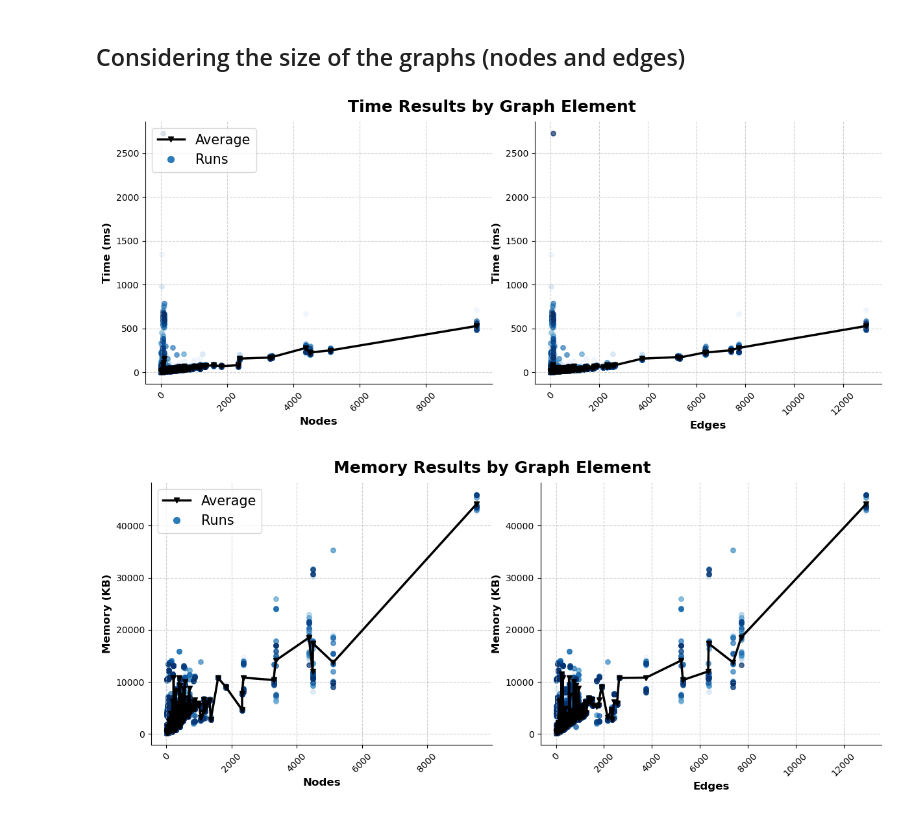
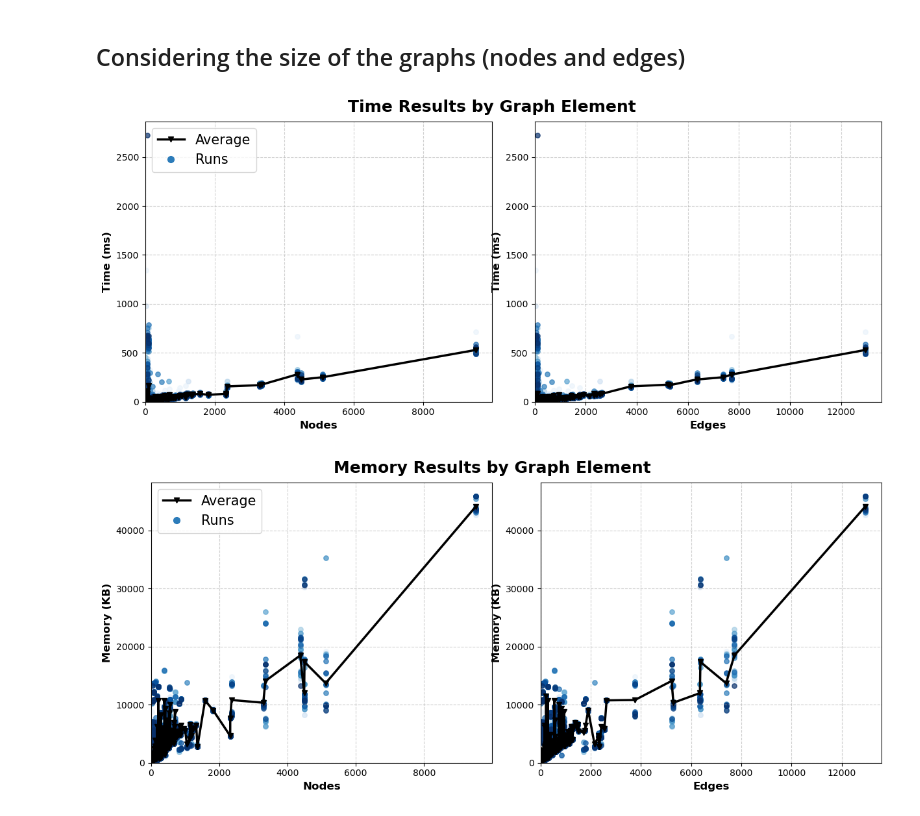
Before and after one commit to geodes-sms/NeoModelingFramework, a Jupyter notebook: ECMFA-2026-Evaluation/analysis/RQ1-results-analysis.ipynb, the cells around one changed output. Cells and saved outputs as stored; diff of their text form; code cells hidden in the pictures.

```diff
--- a/ECMFA-2026-Evaluation/analysis/RQ1-results-analysis.ipynb
+++ b/ECMFA-2026-Evaluation/analysis/RQ1-results-analysis.ipynb
@@ -305,16 +304,17 @@ for i, df in enumerate(dfs):
 ax.set_xlabel('Total Elements (Sum of Classes, Attributes, Refs., Containments)', fontsize=13, fontweight='bold')
 ax.set_ylabel('Time (ms)', fontsize=13, fontweight='bold')
 ax.set_title('Time vs. Total Elements', fontsize=15, fontweight='bold', pad=12)
-ax.tick_params(axis='x', labelsize=11, rotation=45)
+ax.tick_params(axis='x', labelsize=11)
 ax.tick_params(axis='y', labelsize=11)
 ax.grid(True, linestyle='--', alpha=0.6)
 #ax.legend(fontsize=10, loc='best')
 avg_line = mlines.Line2D([], [], color='black', marker='v', label='Average', linewidth=2.5)
 run_marker = mlines.Line2D([], [], color=colors[20], marker='o', linestyle='None', label='Runs', markersize=7)
 ax.legend(handles=[avg_line, run_marker], loc='upper right', fontsize=15, frameon=True)
+ax.set_ylim(bottom=0)
+ax.set_xlim(left=0)
 
-for spine in ['top', 'right']:
-    ax.spines[spine].set_visible(False)
+
 
 # ax.set_xlim(0, 3300)
 plt.tight_layout(pad=0)
@@ -354,11 +354,13 @@ for idx, prop in enumerate(props):
         ax.scatter(run_df[prop], run_df['mem'], label=f'Run {i+1}', alpha=0.7, s=28, color=colors[i], rasterized=True)
     ax.set_xlabel(prop.capitalize(), fontsize=12, fontweight='bold')
     ax.set_ylabel('Memory (KB)', fontsize=12, fontweight='bold')
-    ax.tick_params(axis='x', labelsize=10, rotation=45)
+    ax.tick_params(axis='x', labelsize=10)
     ax.tick_params(axis='y', labelsize=10)
     ax.grid(True, linestyle='--', alpha=0.6)
-    for spine in ['top', 'right']:
-        ax.spines[spine].set_visible(False)
+
+
+    ax.set_ylim(bottom=0)
+    ax.set_xlim(left=0)
 ax_legend = axes[0, 0]
 avg_line = mlines.Line2D([], [], color='black', marker='v', label='Average', linewidth=2.5)
 run_marker = mlines.Line2D([], [], color=colors[20], marker='o', linestyle='None', label='Runs', markersize=7)
@@ -432,13 +434,15 @@ for i, df in enumerate(dfs):
 ax.set_xlabel('Total Elements (Sum of Classes, Attributes, Refs, Containments)', fontsize=13, fontweight='bold')
 ax.set_ylabel('Memory (KB)', fontsize=13, fontweight='bold')
 ax.set_title('Memory vs. Total Elements', fontsize=15, fontweight='bold', pad=12)
-ax.tick_params(axis='x', labelsize=11, rotation=45)
+ax.tick_params(axis='x', labelsize=11)
 ax.tick_params(axis='y', labelsize=11)
 ax.grid(True, linestyle='--', alpha=0.6)
+ax.set_ylim(bottom=0)
+ax.set_xlim(left=0)
 #ax.legend(fontsize=10, loc='best')
 
-for spine in ['top', 'right']:
-    ax.spines[spine].set_visible(False)
+
+
 
 avg_line = mlines.Line2D([], [], color='black', marker='v', label='Average', linewidth=2.5)
 run_marker = mlines.Line2D([], [], color=colors[20], marker='o', linestyle='None', label='Runs', markersize=7)
@@ -474,11 +478,13 @@ for idx, prop in enumerate(props):
         ax.scatter(df[prop], df['time'], label=f'Run {i+1}', alpha=0.7, s=28,color=colors[i], rasterized=True)
     ax.set_xlabel(prop.capitalize(), fontsize=12, fontweight='bold')
     ax.set_ylabel('Time (ms)', fontsize=12, fontweight='bold')
-    ax.tick_params(axis='x', labelsize=10, rotation=45)
+    ax.tick_params(axis='x', labelsize=10)
     ax.tick_params(axis='y', labelsize=10)
     ax.grid(True, linestyle='--', alpha=0.6)
-    for spine in ['top', 'right']:
-        ax.spines[spine].set_visible(False)
+    ax.set_ylim(bottom=0)
+    ax.set_xlim(left=0)
+
+
    # if idx == 0:
        # ax.legend(fontsize=10, loc='best')
 ax_legend = axes[0]
@@ -489,7 +495,7 @@ plt.tight_layout(pad=0)
 plt.savefig("img/rq1timenodesedges.pdf", format='pdf', bbox_inches='tight')
 plt.show()
 # %% [output]
-[figure, old version]
+[figure, new version]
 # %%
 import matplotlib.pyplot as plt
 import matplotlib.cm as cm
@@ -499,34 +505,36 @@ blues = cm.get_cmap('Blues', num_runs + 2)
 colors = [blues(i + 2) for i in range(num_runs)]
 
 props = ['nodes', 'edges']
 
 fig, axes = plt.subplots(1, 2, figsize=(12, 5))
 fig.suptitle('Memory Results by Graph Element', fontsize=18, fontweight='bold', y=1.02)
 
 for idx, prop in enumerate(props):
     avg_mem = combined_df.groupby(prop)['mem'].mean()
     ax = axes[idx]
     # Plot average line
     ax.plot(avg_mem.index, avg_mem.values, color="#000000", linewidth=2.5, label='Average', marker='v')
     # Plot each run with a different marker
     for i, df in enumerate(dfs):
         ax.scatter(df[prop], df['mem'], label=f'Run {i+1}', alpha=0.7, s=28, color=colors[i], rasterized=True)
     ax.set_xlabel(prop.capitalize(), fontsize=12, fontweight='bold')
     ax.set_ylabel('Memory (KB)', fontsize=12, fontweight='bold')
-    ax.tick_params(axis='x', labelsize=10, rotation=45)
+    ax.tick_params(axis='x', labelsize=10)
     ax.tick_params(axis='y', labelsize=10)
     ax.grid(True, linestyle='--', alpha=0.6)
-    for spine in ['top', 'right']:
-        ax.spines[spine].set_visible(False)
+    ax.set_ylim(bottom=0)
+    ax.set_xlim(left=0)
+
+
     #if idx == 0:
        # ax.legend(fontsize=10, loc='best')
 
 ax_legend = axes[0]
 avg_line = mlines.Line2D([], [], color='black', marker='v', label='Average', linewidth=2.5)
 run_marker = mlines.Line2D([], [], color=colors[20], marker='o', linestyle='None', label='Runs', markersize=7)
 ax_legend.legend(handles=[avg_line, run_marker], loc='upper left', fontsize=15, frameon=True)
 plt.tight_layout(pad=0)
 plt.savefig("img/rq1memnodesedges.pdf", format='pdf', bbox_inches='tight')
 plt.show()
 # %% [output]
-[figure, old version]
+[figure, new version]
```
Also changed, not shown: parts of 8 cells of this notebook, 25 other files.
